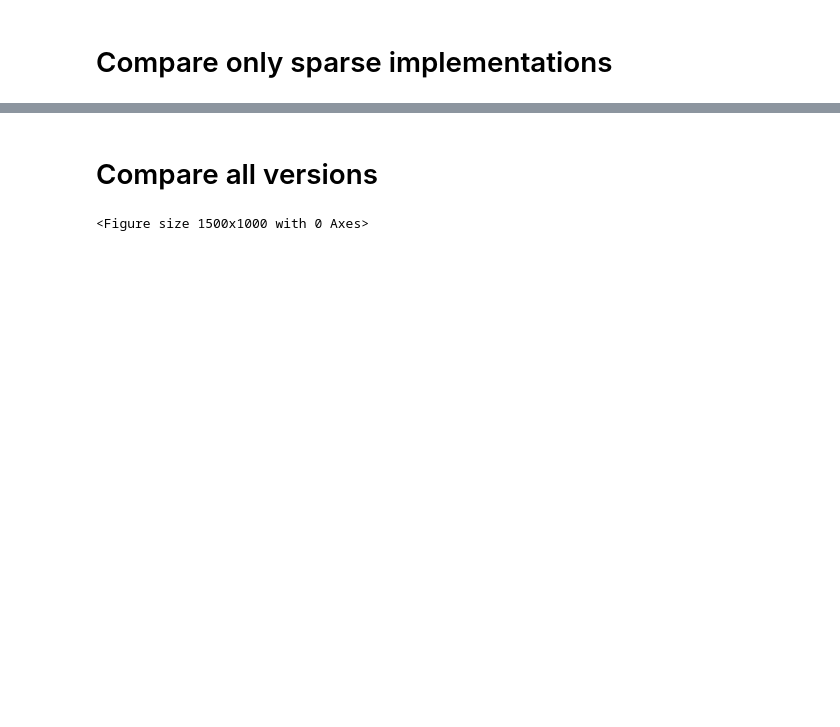
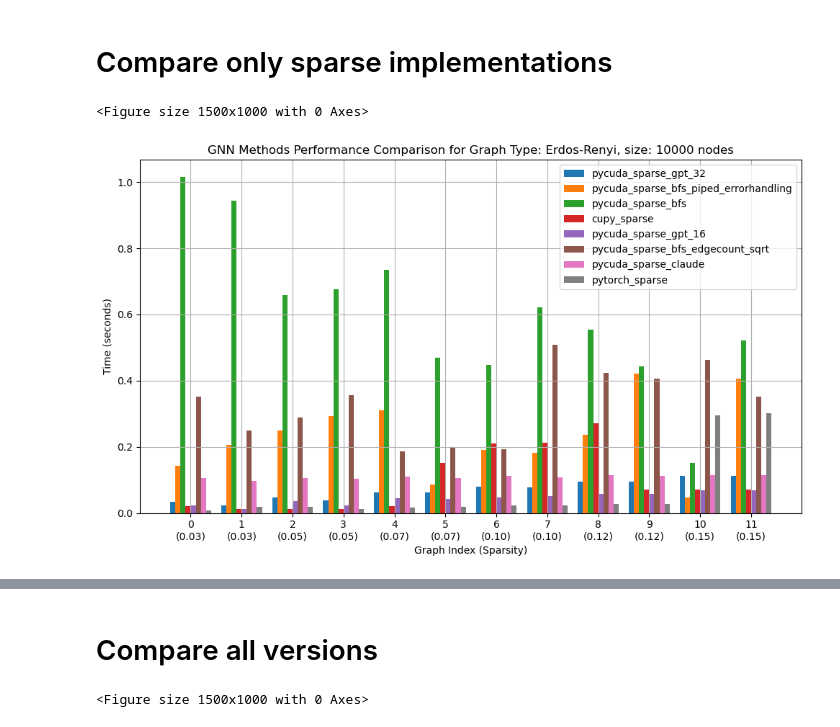
Before and after one commit to Kayisn/GPUGNN, a Jupyter notebook: notebook_plots.ipynb, the cells around one changed output, grey strips where cells are left out. Cells and saved outputs as stored; diff of their text form; code cells hidden in the pictures; blank space fills up the shorter version.

```diff
--- a/notebook_plots.ipynb
+++ b/notebook_plots.ipynb
@@ -1,5 +1,75 @@
 # %% [markdown]
 # Compare only sparse implementations
+# %%
+import json
+import matplotlib.pyplot as plt
+import numpy as np
+
+graph_name = 'Erdos-Renyi'
+
+# Load results
+with open('gnn_results.json', 'r') as f:
+    results = json.load(f)
+
+results = [result for result in results if 'pycuda_sparse_gpt' != result['method'] and 'pycuda_sparse_bfs_gptsuggestions' != result['method'] ]
+
+# rename pycuda_sparse_bfs_gptsuggestions to pycuda_sparse_bfs_claude
+for result in results:
+    if 'pycuda_sparse_bfs_gptsuggestions' == result['method']:
+        # remove the old entry
+        results.remove(result)
+
+# rename multiplication_time in results to time_seconds if it exists as a temporary fix
+for result in results:
+    if 'multiplication_time' in result:
+        result['time_seconds'] = result['multiplication_time']
+        del result['multiplication_time']
+
+# Extract data for plotting
+methods = list(set(result['method'] for result in results if 'sparse' in result['method'] and 'tiled' not in result['method']))  # Only consider sparse versions of methods
+graph_indices = sorted(set(result['graph_index'] for result in results))
+
+# Extract graph properties for labeling
+graph_properties = {result['graph_index']: (result['graph_name'], result['graph_type'], result.get('num_nodes'), result.get('sparsity')) for result in results}
+method_times = {method: [] for method in methods}
+
+for graph_index in graph_indices:
+    for method in methods:
+        times = [result['time_seconds'] for result in results if result['graph_index'] == graph_index and result['method'] == method]
+        if times:
+            method_times[method].append(times[0])
+        else:
+            method_times[method].append(np.nan)  # Use NaN for missing data
+
+# Plot the results for each graph type separately
+unique_graph_types = set(prop[1] for prop in graph_properties.values())
+plt.figure(figsize=(15, 10))
+
+for graph_type in unique_graph_types:
+    plt.figure(figsize=(10, 6))
+    filtered_indices = [index for index in graph_indices if graph_properties[index][1] == graph_type]
+    num_graphs = len(filtered_indices)
+    num_methods = len(methods)
+    bar_width = 0.8 / num_methods  # Width of each bar
+
+    for i, method in enumerate(methods):
+        times = [method_times[method][graph_indices.index(index)] for index in filtered_indices]
+        bar_positions = np.arange(num_graphs) + i * bar_width
+        plt.bar(bar_positions, times, width=bar_width, label=method)
+
+    # Create custom x-tick labels with graph index and sparsity
+    x_tick_labels = [f'{index}\n({graph_properties[index][3]:.2f})' if graph_properties[index][3] is not None else f'{index}\n(N/A)' for index in filtered_indices]
+    plt.xlabel('Graph Index (Sparsity)')
+    plt.ylabel('Time (seconds)')
+    plt.title(f'GNN Methods Performance Comparison for Graph Type: {graph_name}, size: 10000 nodes')
+    plt.xticks(np.arange(num_graphs) + bar_width * (num_methods - 1) / 2, x_tick_labels)
+    plt.legend()
+    plt.grid(True)
+    plt.tight_layout()
+    plt.show()
+# %% [output]
+<Figure size 1500x1000 with 0 Axes>
+[figure, added]
 # %%
 import json
 import matplotlib.pyplot as plt
```
Also changed, not shown: parts of 2 cells of this notebook, 23 other files.
